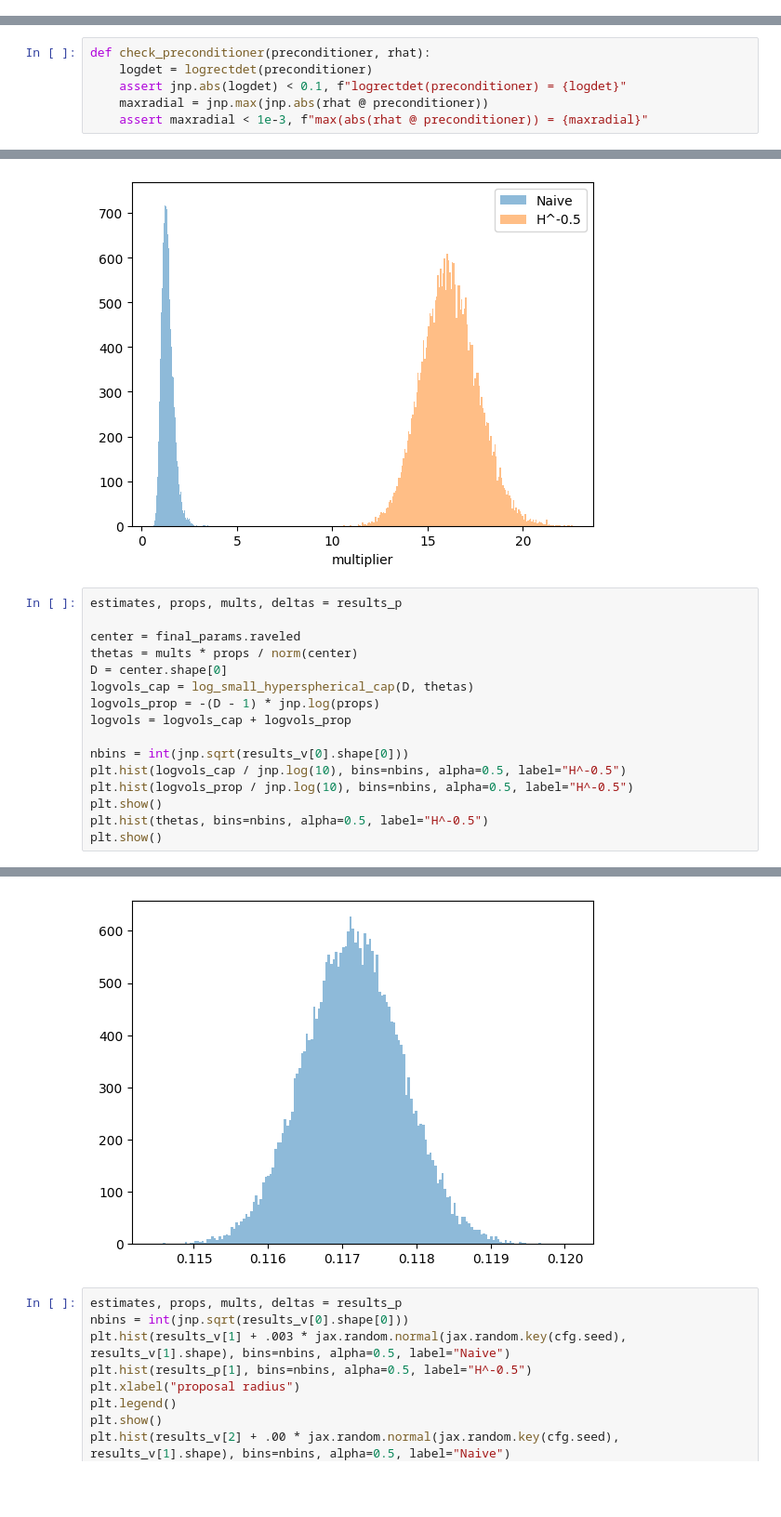
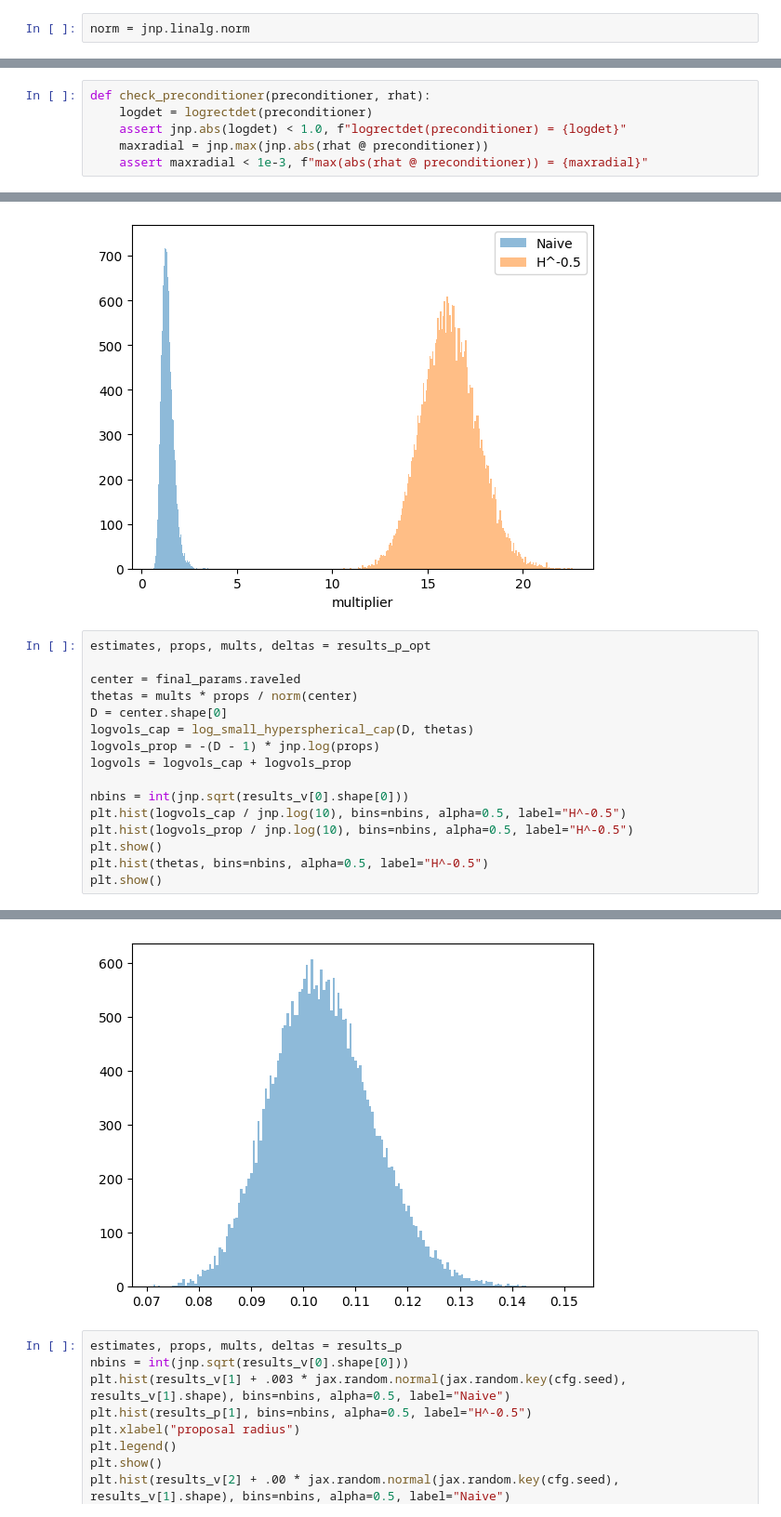
Before and after one commit to EleutherAI/basin-volume, a Jupyter notebook: basin_precondition.ipynb, the cells around one changed output, grey strips where cells are left out. Shown at 93% size. Saved outputs shown, nothing was run; the diff lists cells and outputs as text; blank space fills up the shorter version.

```diff
--- a/basin_precondition.ipynb
+++ b/basin_precondition.ipynb
@@ -33,6 +33,8 @@ reload(mlp)
 # Defns
 # %% [markdown]
 ## Training
+# %%
+norm = jnp.linalg.norm
 # %%
 def make_split(X, Y, splits: list[int], key: jax.random.PRNGKey) -> list[tuple[jnp.ndarray, jnp.ndarray]]:
     if splits[-1] == -1:
@@ -546,7 +551,7 @@ def logvol_estimate_sphere(params, fn, key, preconditioner):
 # %%
 def check_preconditioner(preconditioner, rhat):
     logdet = logrectdet(preconditioner)
-    assert jnp.abs(logdet) < 0.1, f"logrectdet(preconditioner) = {logdet}"
+    assert jnp.abs(logdet) < 1.0, f"logrectdet(preconditioner) = {logdet}"
     maxradial = jnp.max(jnp.abs(rhat @ preconditioner))
     assert maxradial < 1e-3, f"max(abs(rhat @ preconditioner)) = {maxradial}"
 # %%
@@ -922,7 +1086,7 @@ plt.show()
 [figure]
 [figure]
 # %%
-estimates, props, mults, deltas = results_p
+estimates, props, mults, deltas = results_p_opt
 
 center = final_params.raveled
 thetas = mults * props / norm(center)
@@ -942,4 +1106,4 @@ plt.show()
-[figure, old version]
+[figure, new version]
 # %%
 estimates, props, mults, deltas = results_p
 nbins = int(jnp.sqrt(results_v[0].shape[0]))
```
Also changed, not shown: parts of 28 cells of this notebook.
